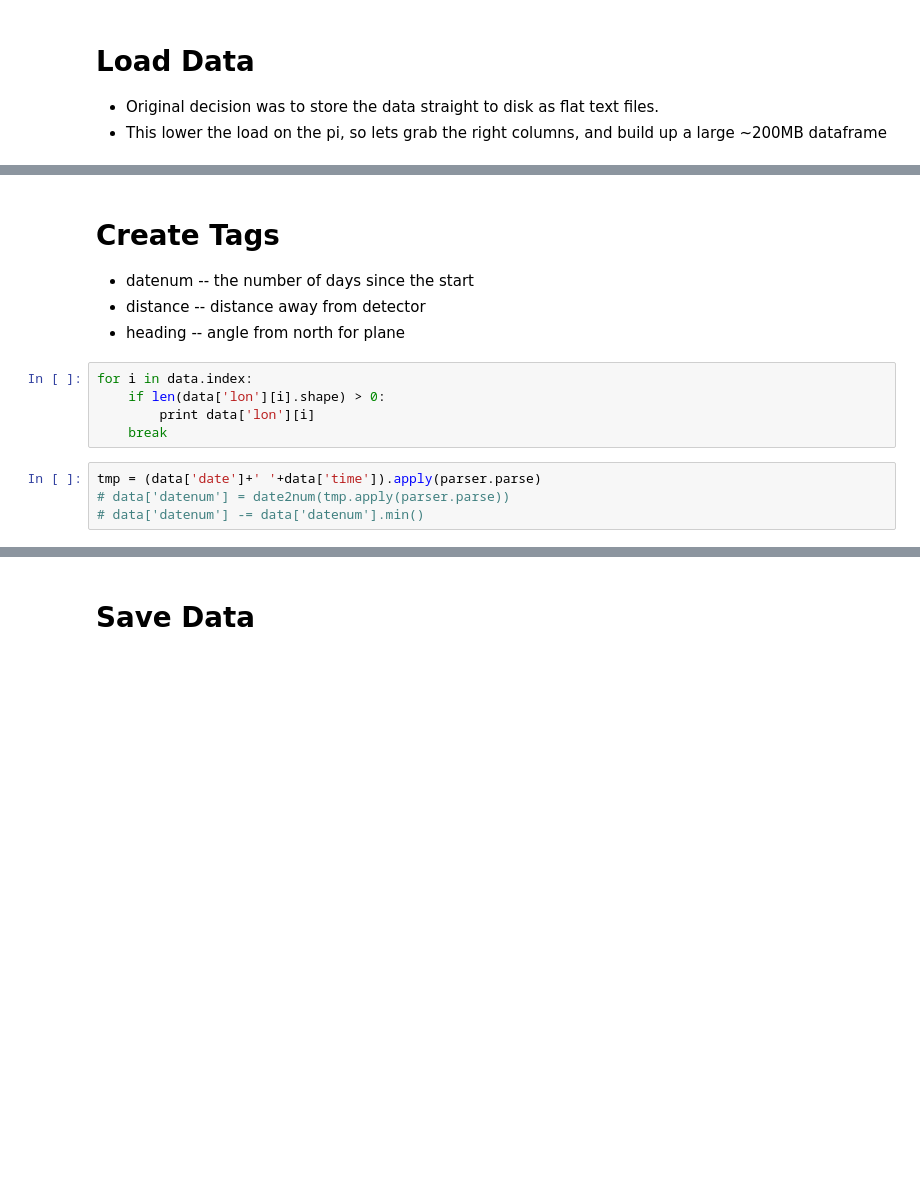
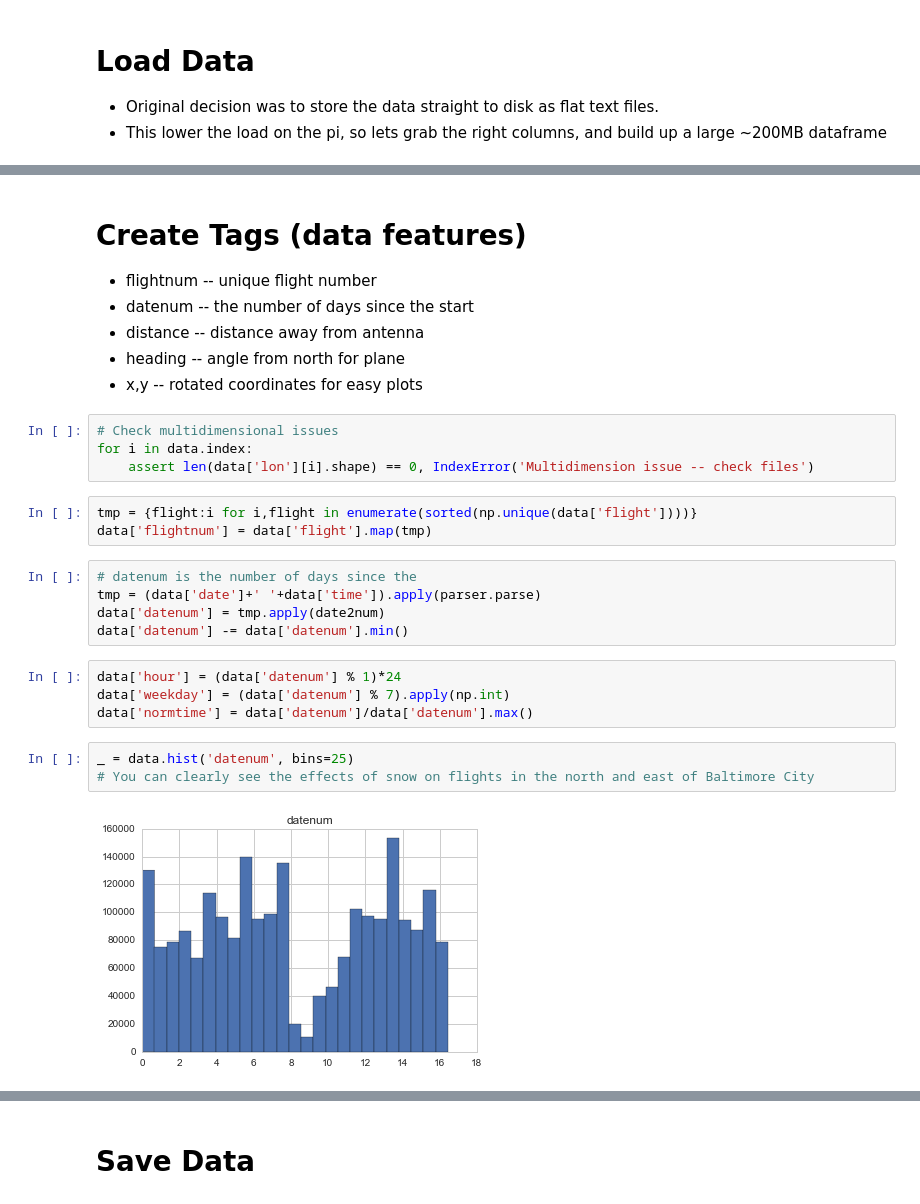
Before and after one commit to ajmendez/explore, a Jupyter notebook: aviation/snow.ipynb, the cells around one changed output, grey strips where cells are left out. Drawn from its saved outputs; the diff is of its cells as text; blank space fills up the shorter version.

Commit message:
update snow with prediction start

```diff
--- a/aviation/snow.ipynb
+++ b/aviation/snow.ipynb
@@ -38,16 +50,30 @@ for filename in glob.glob(filenamepattern):
 # %% [markdown]
-# Create Tags
+# Create Tags (data features)
 
+  * flightnum -- unique flight number
   * datenum -- the number of days since the start
-  * distance -- distance away from detector
+  * distance -- distance away from antenna
   * heading -- angle from north for plane
+  * x,y -- rotated coordinates for easy plots
 # %%
+# Check multidimensional issues
 for i in data.index:
-    if len(data['lon'][i].shape) > 0:
-        print data['lon'][i]
-    break
+    assert len(data['lon'][i].shape) == 0, IndexError('Multidimension issue -- check files')
+# %%
+tmp = {flight:i for i,flight in enumerate(sorted(np.unique(data['flight'])))}
+data['flightnum'] = data['flight'].map(tmp)
 # %%
+# datenum is the number of days since the
 tmp = (data['date']+' '+data['time']).apply(parser.parse)
-# data['datenum'] = date2num(tmp.apply(parser.parse))
-# data['datenum'] -= data['datenum'].min()
+data['datenum'] = tmp.apply(date2num)
+data['datenum'] -= data['datenum'].min()
+# %%
+data['hour'] = (data['datenum'] % 1)*24
+data['weekday'] = (data['datenum'] % 7).apply(np.int)
+data['normtime'] = data['datenum']/data['datenum'].max()
+# %%
+_ = data.hist('datenum', bins=25)
+# You can clearly see the effects of snow on flights in the north and east of Baltimore City
+# %% [output]
+[figure, added]
 # %%
```
Also changed, not shown: parts of 16 cells of this notebook.
